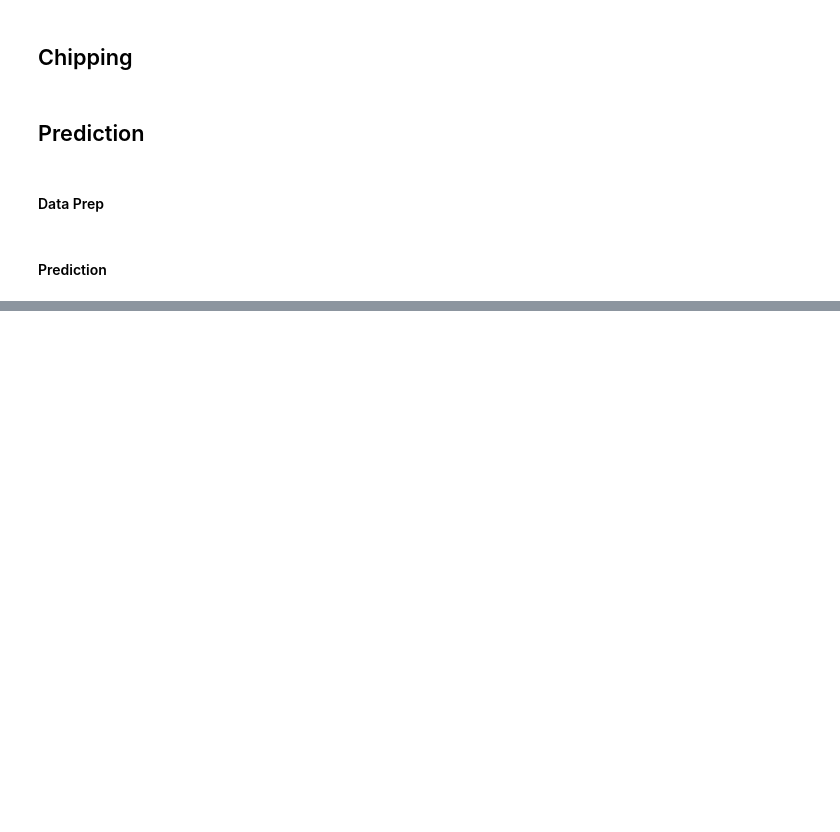
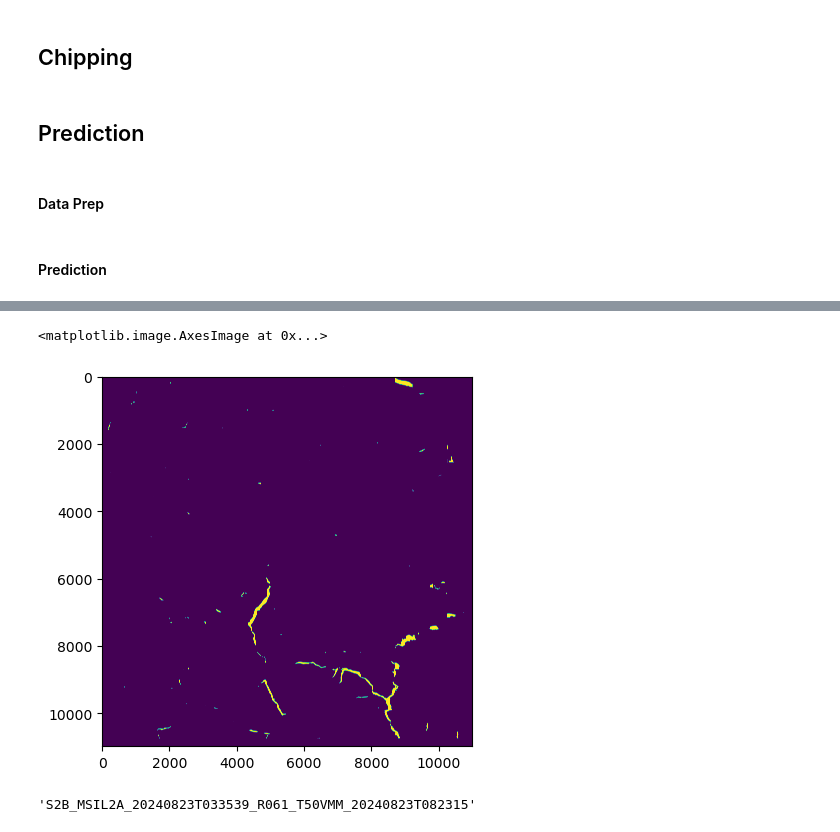
Before and after one commit to SimonJasansky/mine-segmentation, a Jupyter notebook: notebooks/cnn/predict_scenes.ipynb, the cells around one changed output, grey strips where cells are left out. Drawn from its saved outputs; the diff is of its cells as text; code cells hidden in the pictures; blank space fills up the shorter version.

```diff
--- a/notebooks/cnn/predict_scenes.ipynb
+++ b/notebooks/cnn/predict_scenes.ipynb
@@ -54,11 +54,8 @@ TRAIN_CHIP_DIR = "data/processed/chips/npy/512/train/chips/"
 TRAIN_LABEL_DIR = "data/processed/chips/npy/512/train/labels/"
 VAL_CHIP_DIR = "data/processed/chips/npy/512/val/chips/"
 VAL_LABEL_DIR = "data/processed/chips/npy/512/val/labels/"
-TEST_CHIP_DIR = "data/processed/chips/npy/512/test/chips/"
-TEST_LABEL_DIR = "data/processed/chips/npy/512/test/labels/"
-TEST_CHIP_VALIDATED_DIR = "data/processed/chips/npy/512/validated/test/chips/"
-TEST_LABEL_VALIDATED_DIR = "data/processed/chips/npy/512/validated/test/labels/"
 VALIDATION_CHIP_DIR = "data/processed/chips/npy/512/validation/chips/"
+VALIDATION_LABEL_DIR = "data/processed/chips/npy/512/validation/labels/"
 METADATA_PATH = "configs/cnn/cnn_segment_metadata.yaml"
 CLAY = False
 
@@ -81,10 +78,8 @@ TRAIN_CHIP_DIR = root +  "/" + TRAIN_CHIP_DIR
 TRAIN_LABEL_DIR = root + "/" + TRAIN_LABEL_DIR
 VAL_CHIP_DIR = root + "/" + VAL_CHIP_DIR
 VAL_LABEL_DIR = root + "/" + VAL_LABEL_DIR
-TEST_CHIP_DIR = root + "/" + TEST_CHIP_DIR
-TEST_LABEL_DIR = root + "/" + TEST_LABEL_DIR
-TEST_CHIP_VALIDATED_DIR = root + "/" + TEST_CHIP_VALIDATED_DIR
-TEST_LABEL_VALIDATED_DIR = root + "/" + TEST_LABEL_VALIDATED_DIR
+VALIDATION_CHIP_DIR = root + "/" + VALIDATION_CHIP_DIR
+VALIDATION_LABEL_DIR = root + "/" + VALIDATION_LABEL_DIR
 DATASET = root + "/" + DATASET
 # %%
 model_name = MINESEG_CHECKPOINT_PATH.split("/")[-1]
@@ -233,0 +401,56 @@ def run_prediction(model, batch, is_clay=False):
+# %%
+# list all files in the output directory
+temp_chips = os.listdir(output_dir)
+
+# extract the chip number
+chip_num = [int(chip.split("_")[7].split(".")[0]) for chip in temp_chips]
+
+preds = []
+
+# Iterate over the indices in the batch
+for i in range(len(chip_num)):
+    index = chip_num.index(i)
+    # print(f"Processing chip {temp_chips[index]}")
+    # Post-process the results
+    # read the prediction
+    pred = np.load(f"{output_dir}{temp_chips[index]}")
+    preds.append(pred.squeeze())
+
+# Combine the 16 images into a single 2048x2048 image
+def put_np_together(images, channels=3, chip_size=512):
+    if channels == 1:
+        big_image = np.zeros((10980, 10980))
+    elif channels == 3:
+        big_image = np.zeros((10980, 10980, 3))
+
+    # Define the chip size and the number of chips in each dimension
+    chip_size = chip_size
+    n_chips_x = 10980 // chip_size
+    n_chips_y = 10980 // chip_size
+
+    # Iterate over the 16 images and place them in the correct position
+    chip_number = 0
+    for i in range(n_chips_x):  # Iterate over columns
+        for j in range(n_chips_y):  # Iterate over rows
+            x1, y1 = j * chip_size, i * chip_size
+            x2, y2 = x1 + chip_size, y1 + chip_size
+            if channels == 1:
+                big_image[x1:x2, y1:y2] = images[chip_number]
+            else:
+                big_image[x1:x2, y1:y2, :] = images[chip_number]
+            chip_number += 1
+
+    return big_image
+
+big_pred = put_np_together(preds, channels=1, chip_size=CHIP_SIZE)
+
+# plot big_pred
+plt.imshow(big_pred)
+# %% [output]
+<matplotlib.image.AxesImage at 0x...>
+[figure, added]
+# %%
+img_name = file_path.split("/")[-1].split(".")[0]
+img_name
+# %% [output]
+'S2B_MSIL2A_20240823T033539_R061_T50VMM_20240823T082315'
```
Also changed, not shown: parts of 14 cells of this notebook, 1 other file.
